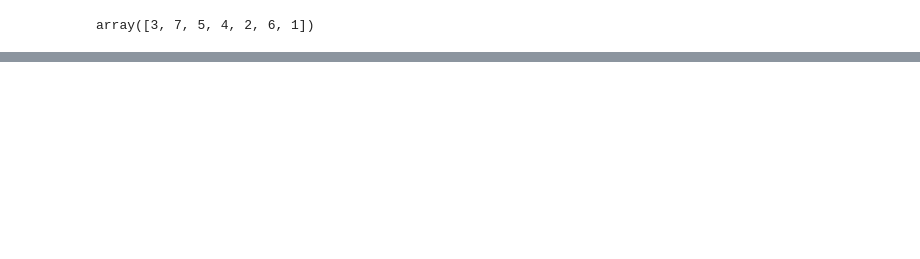
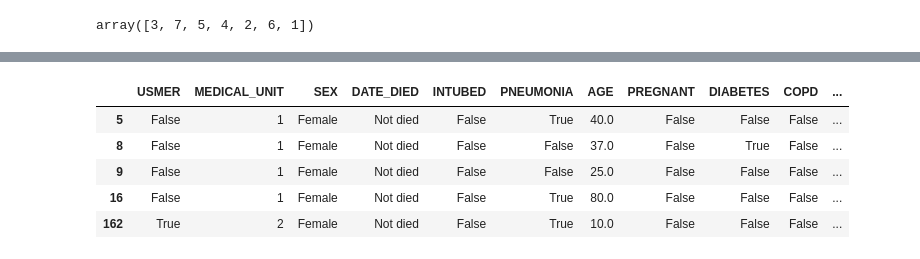
Before and after one commit to matheuspfferreira/python_data_science, a Jupyter notebook: Covid - 07/notebook/nb_covid.ipynb, the cells around one changed output, grey strips where cells are left out. Cells and saved outputs as stored; diff of their text form; code cells hidden in the pictures; blank space fills up the shorter version.

```diff
--- a/Covid - 07/notebook/nb_covid.ipynb
+++ b/Covid - 07/notebook/nb_covid.ipynb
@@ -190,0 +212,14 @@ dados.sort_values('CLASIFFICATION_FINAL', ascending=True)
+# %%
+# Trocando os valores de um e dois para True e False
+for coluna in colunas_booleanas:
+  dados[coluna] = dados[coluna].apply(lambda num: True if num == 1 else False)
+# %%
+# Verificando se o processo foi bem executado
+dados.head()
+# %% [output]
+|  | USMER | MEDICAL_UNIT | SEX | DATE_DIED | INTUBED | PNEUMONIA | AGE | PREGNANT | DIABETES | COPD | ... |
+| 5 | False | 1 | Female | Not died | False | True | 40.0 | False | False | False | ... |
+| 8 | False | 1 | Female | Not died | False | False | 37.0 | False | True | False | ... |
+| 9 | False | 1 | Female | Not died | False | False | 25.0 | False | False | False | ... |
+| 16 | False | 1 | Female | Not died | False | True | 80.0 | False | False | False | ... |
+| 162 | True | 2 | Female | Not died | False | True | 10.0 | False | False | False | ... |
```
Also changed, not shown: parts of 7 cells of this notebook.
